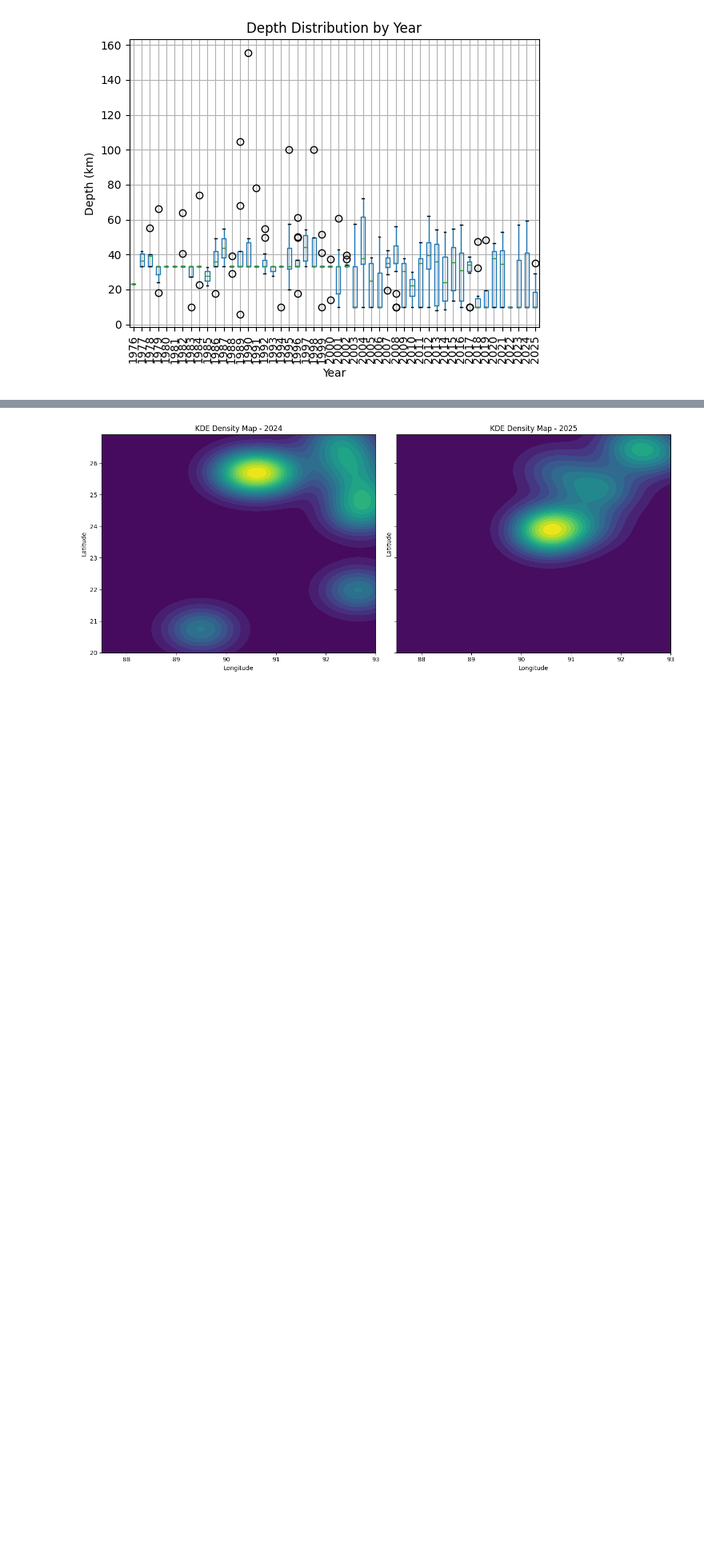
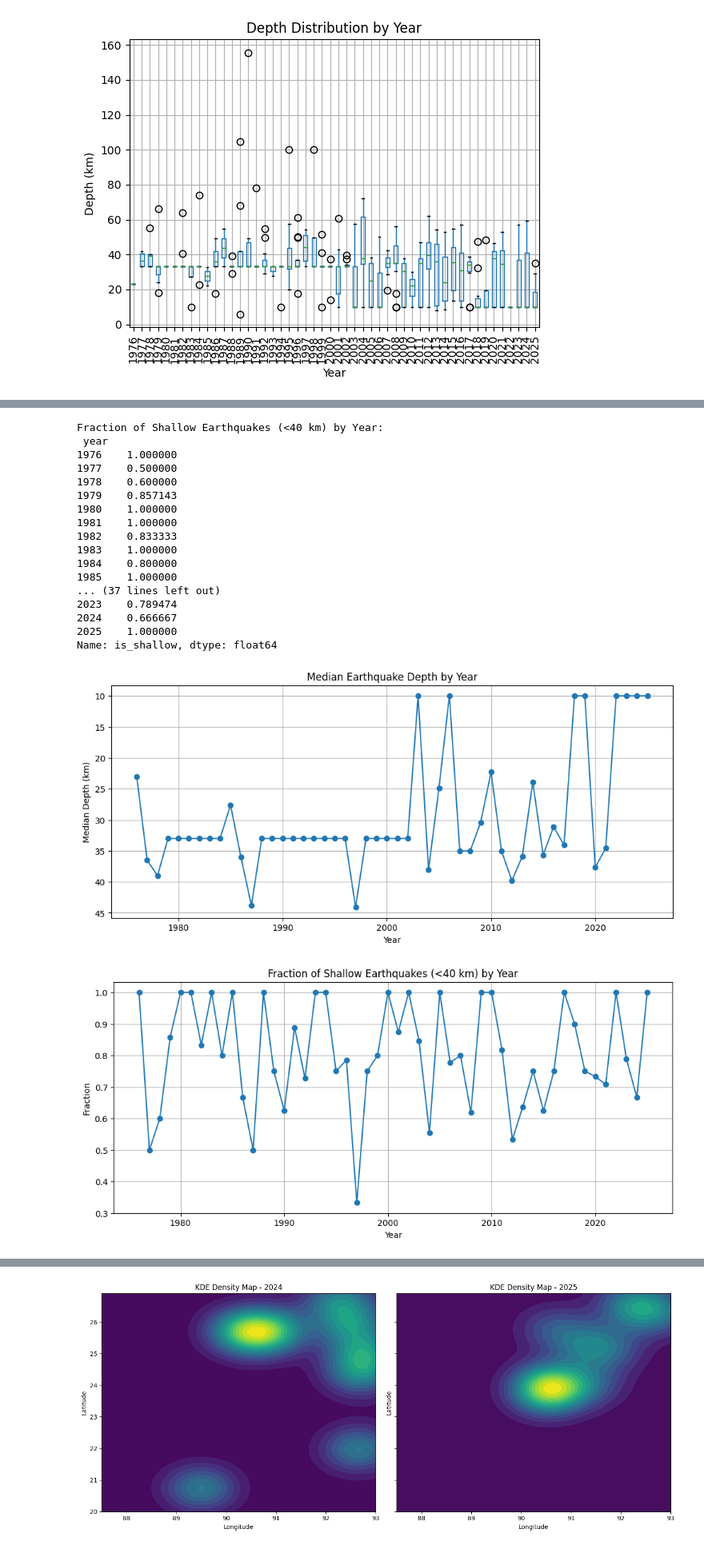
Before and after one commit to mehdihasan/bd-earthquake-analysis-2025, a Jupyter notebook: analysis.ipynb, the cells around one changed output, grey strips where cells are left out. Shown at 80% size. Drawn from its saved outputs; the diff is of its cells as text; code cells hidden in the pictures; blank space fills up the shorter version.

Commit message:
Add shallowness analysis in the main script

```diff
--- a/analysis.ipynb
+++ b/analysis.ipynb
@@ -452,0 +456,48 @@ year
+# %%
+# Calculate median depth per year
+median_depth_by_year = region_df.groupby("year")["depth"].median()
+
+# Calculate the fraction of shallow earthquakes (<40 km) per year
+region_df["is_shallow"] = region_df["depth"] < 40
+shallow_fraction = region_df.groupby("year")["is_shallow"].mean()
+
+print("\nFraction of Shallow Earthquakes (<40 km) by Year:\n", shallow_fraction)
+
+# --- Plot Median Depth ---
+plt.figure(figsize=(12, 5))
+plt.plot(median_depth_by_year.index, median_depth_by_year.values, marker='o')
+plt.gca().invert_yaxis()  # Invert y-axis so shallower depths are higher
+plt.title("Median Earthquake Depth by Year")
+plt.xlabel("Year")
+plt.ylabel("Median Depth (km)")
+plt.grid(True)
+plt.show()
+
+# --- Plot Fraction of Shallow Quakes ---
+plt.figure(figsize=(12, 5))
+plt.plot(shallow_fraction.index, shallow_fraction.values, marker='o')
+plt.title("Fraction of Shallow Earthquakes (<40 km) by Year")
+plt.xlabel("Year")
+plt.ylabel("Fraction")
+plt.grid(True)
+plt.show()
+# %% [output]
+Fraction of Shallow Earthquakes (<40 km) by Year:
+ year
+1976    1.000000
+1977    0.500000
+1978    0.600000
+1979    0.857143
+1980    1.000000
+1981    1.000000
+1982    0.833333
+1983    1.000000
+1984    0.800000
+1985    1.000000
+... (37 lines left out)
+2023    0.789474
+2024    0.666667
+2025    1.000000
+Name: is_shallow, dtype: float64
+[figure, added]
+[figure, added]
```
Also changed, not shown: parts of 25 cells of this notebook.
